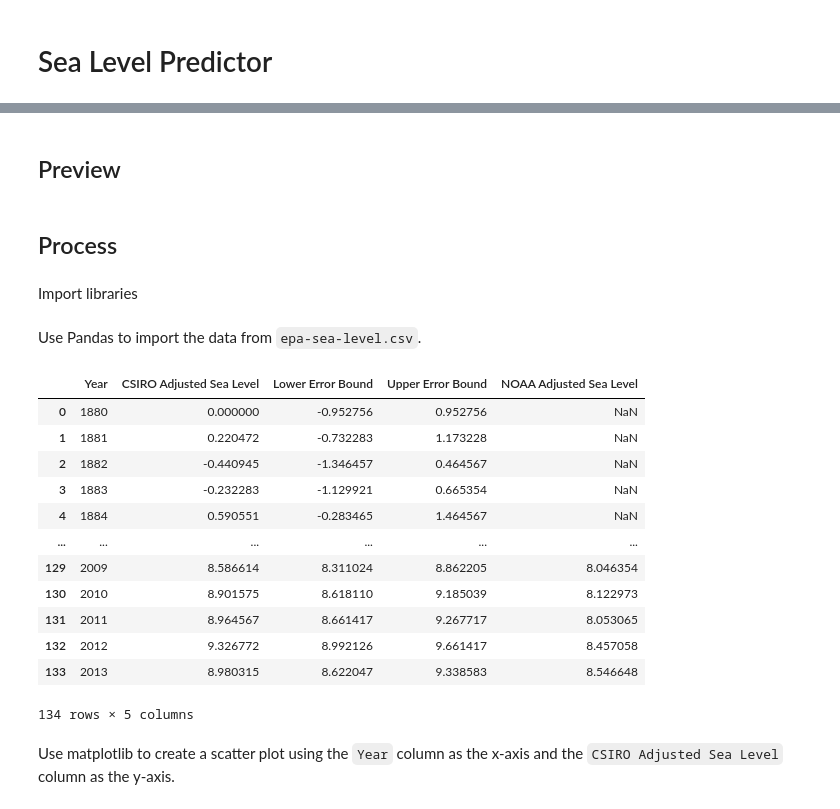
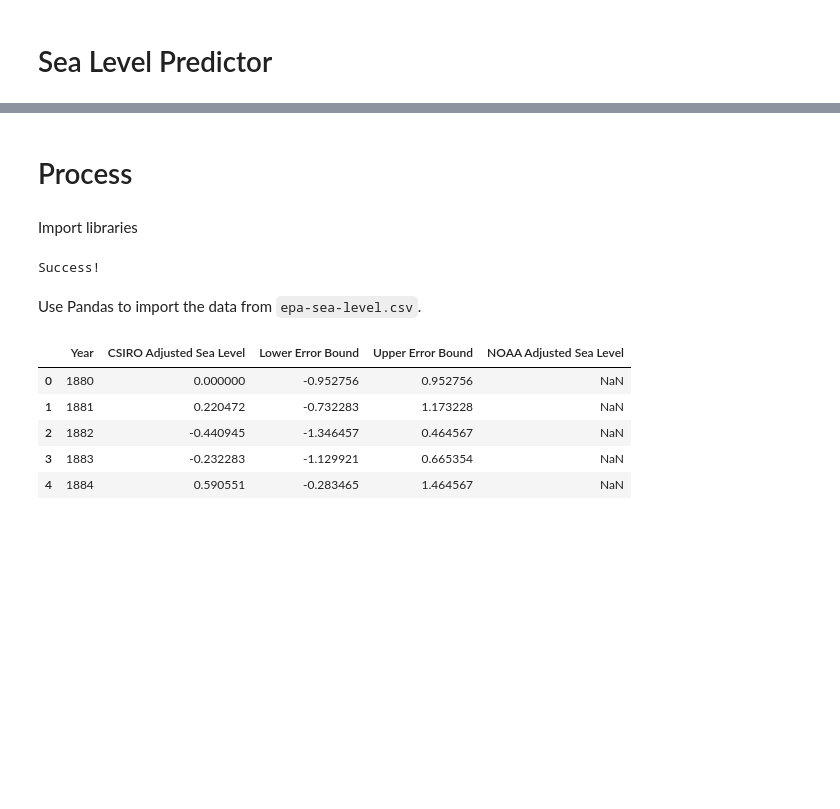
Before and after one commit to porrrq/freeCodeCamp-projects, a Jupyter notebook: Data Analysis with Python/Sea Level Predictor/report.ipynb, the cells around one changed output, grey strips where cells are left out. Cells and saved outputs as stored; diff of their text form; code cells hidden in the pictures; blank space fills up the shorter version.

Commit message:
done sea level predictor

```diff
--- a/Data Analysis with Python/Sea Level Predictor/report.ipynb
+++ b/Data Analysis with Python/Sea Level Predictor/report.ipynb
@@ -3,31 +8,23 @@
 # %% [markdown]
-## Preview
+# Process
-# %% [markdown]
-## Process
 # %% [markdown]
 Import libraries
 # %%
 import pandas as pd
 import matplotlib.pyplot as plt
 from scipy.stats import linregress
+print("Success!")
+# %% [output]
+Success!
 # %% [markdown]
 Use Pandas to import the data from `epa-sea-level.csv`.
 # %%
 df = pd.read_csv("epa-sea-level.csv")
-df
+df.head()
 # %% [output]
 |  | Year | CSIRO Adjusted Sea Level | Lower Error Bound | Upper Error Bound | NOAA Adjusted Sea Level |
 | 0 | 1880 | 0.000000 | -0.952756 | 0.952756 | NaN |
 | 1 | 1881 | 0.220472 | -0.732283 | 1.173228 | NaN |
 | 2 | 1882 | -0.440945 | -1.346457 | 0.464567 | NaN |
 | 3 | 1883 | -0.232283 | -1.129921 | 0.665354 | NaN |
 | 4 | 1884 | 0.590551 | -0.283465 | 1.464567 | NaN |
-| ... | ... | ... | ... | ... | ... |
-| 129 | 2009 | 8.586614 | 8.311024 | 8.862205 | 8.046354 |
-| 130 | 2010 | 8.901575 | 8.618110 | 9.185039 | 8.122973 |
-| 131 | 2011 | 8.964567 | 8.661417 | 9.267717 | 8.053065 |
-| 132 | 2012 | 9.326772 | 8.992126 | 9.661417 | 8.457058 |
-| 133 | 2013 | 8.980315 | 8.622047 | 9.338583 | 8.546648 |
-134 rows × 5 columns
-# %% [markdown]
-Use matplotlib to create a scatter plot using the `Year` column as the x-axis and the `CSIRO Adjusted Sea Level` column as the y-axis.
```
Also changed, not shown: parts of 7 cells of this notebook, 3 other files.
